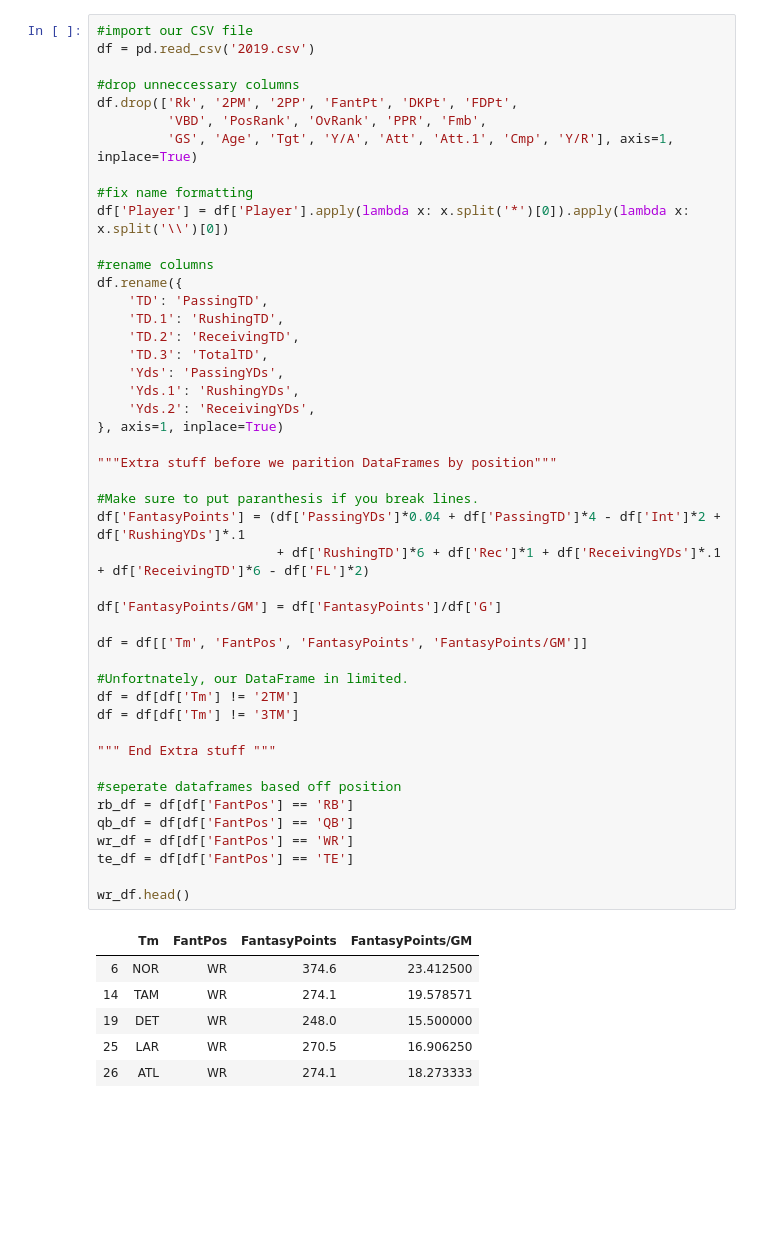
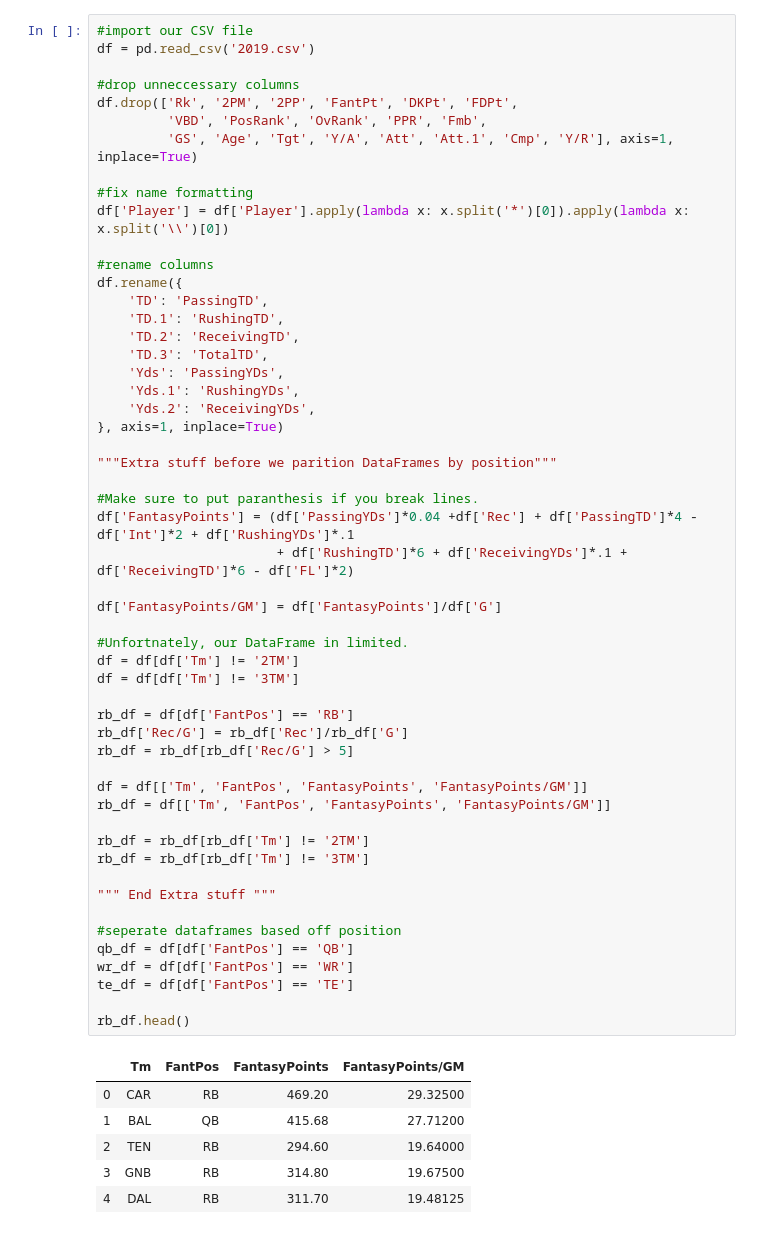
Before and after one commit to bendominguez0111/ffdatapros, a Jupyter notebook: Who Should You Be Stacking.ipynb, the cells around one changed output. Drawn from its saved outputs; the diff is of its cells as text; blank space fills up the shorter version.

```diff
--- a/Who Should You Be Stacking.ipynb
+++ b/Who Should You Be Stacking.ipynb
@@ -18,44 +20,51 @@ df['Player'] = df['Player'].apply(lambda x: x.split('*')[0]).apply(lambda x: x.s
 #rename columns
 df.rename({
     'TD': 'PassingTD',
     'TD.1': 'RushingTD',
     'TD.2': 'ReceivingTD',
     'TD.3': 'TotalTD',
     'Yds': 'PassingYDs',
     'Yds.1': 'RushingYDs',
     'Yds.2': 'ReceivingYDs',
 }, axis=1, inplace=True)
 
 """Extra stuff before we parition DataFrames by position"""
 
 #Make sure to put paranthesis if you break lines.
-df['FantasyPoints'] = (df['PassingYDs']*0.04 + df['PassingTD']*4 - df['Int']*2 + df['RushingYDs']*.1
-                       + df['RushingTD']*6 + df['Rec']*1 + df['ReceivingYDs']*.1 + df['ReceivingTD']*6 - df['FL']*2)
+df['FantasyPoints'] = (df['PassingYDs']*0.04 +df['Rec'] + df['PassingTD']*4 - df['Int']*2 + df['RushingYDs']*.1
+                       + df['RushingTD']*6 + df['ReceivingYDs']*.1 + df['ReceivingTD']*6 - df['FL']*2)
 
 df['FantasyPoints/GM'] = df['FantasyPoints']/df['G']
-
-df = df[['Tm', 'FantPos', 'FantasyPoints', 'FantasyPoints/GM']]
 
 #Unfortnately, our DataFrame in limited.
 df = df[df['Tm'] != '2TM']
 df = df[df['Tm'] != '3TM']
 
+rb_df = df[df['FantPos'] == 'RB']
+rb_df['Rec/G'] = rb_df['Rec']/rb_df['G']
+rb_df = rb_df[rb_df['Rec/G'] > 5]
+
+df = df[['Tm', 'FantPos', 'FantasyPoints', 'FantasyPoints/GM']]
+rb_df = df[['Tm', 'FantPos', 'FantasyPoints', 'FantasyPoints/GM']]
+
+rb_df = rb_df[rb_df['Tm'] != '2TM']
+rb_df = rb_df[rb_df['Tm'] != '3TM']
+
 """ End Extra stuff """
 
 #seperate dataframes based off position
-rb_df = df[df['FantPos'] == 'RB']
 qb_df = df[df['FantPos'] == 'QB']
 wr_df = df[df['FantPos'] == 'WR']
 te_df = df[df['FantPos'] == 'TE']
 
-wr_df.head()
+rb_df.head()
 # %% [output]
 |  | Tm | FantPos | FantasyPoints | FantasyPoints/GM |
-| 6 | NOR | WR | 374.6 | 23.412500 |
-| 14 | TAM | WR | 274.1 | 19.578571 |
-| 19 | DET | WR | 248.0 | 15.500000 |
-| 25 | LAR | WR | 270.5 | 16.906250 |
-| 26 | ATL | WR | 274.1 | 18.273333 |
+| 0 | CAR | RB | 469.20 | 29.32500 |
+| 1 | BAL | QB | 415.68 | 27.71200 |
+| 2 | TEN | RB | 294.60 | 19.64000 |
+| 3 | GNB | RB | 314.80 | 19.67500 |
+| 4 | DAL | RB | 311.70 | 19.48125 |
 # %%
 examp_column_names = ['QB1', 'RB1', 'RB2', 'WR1', 'WR2', 'WR3', 'TE']
 
```
Also changed, not shown: parts of 5 cells of this notebook.
